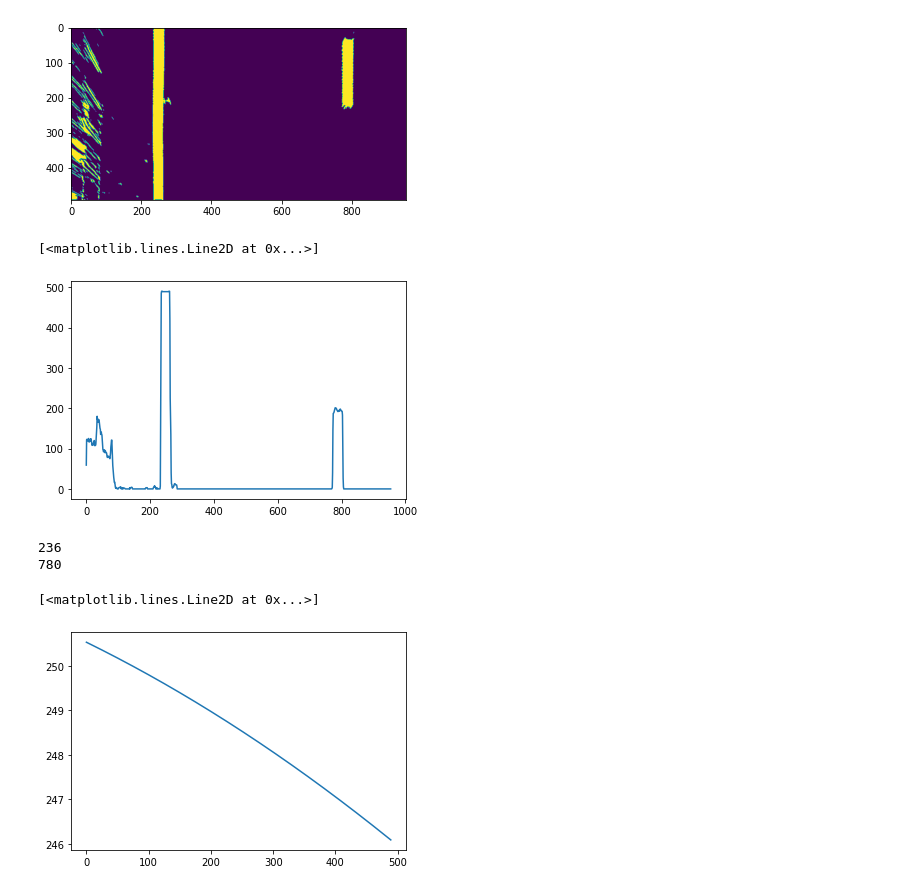
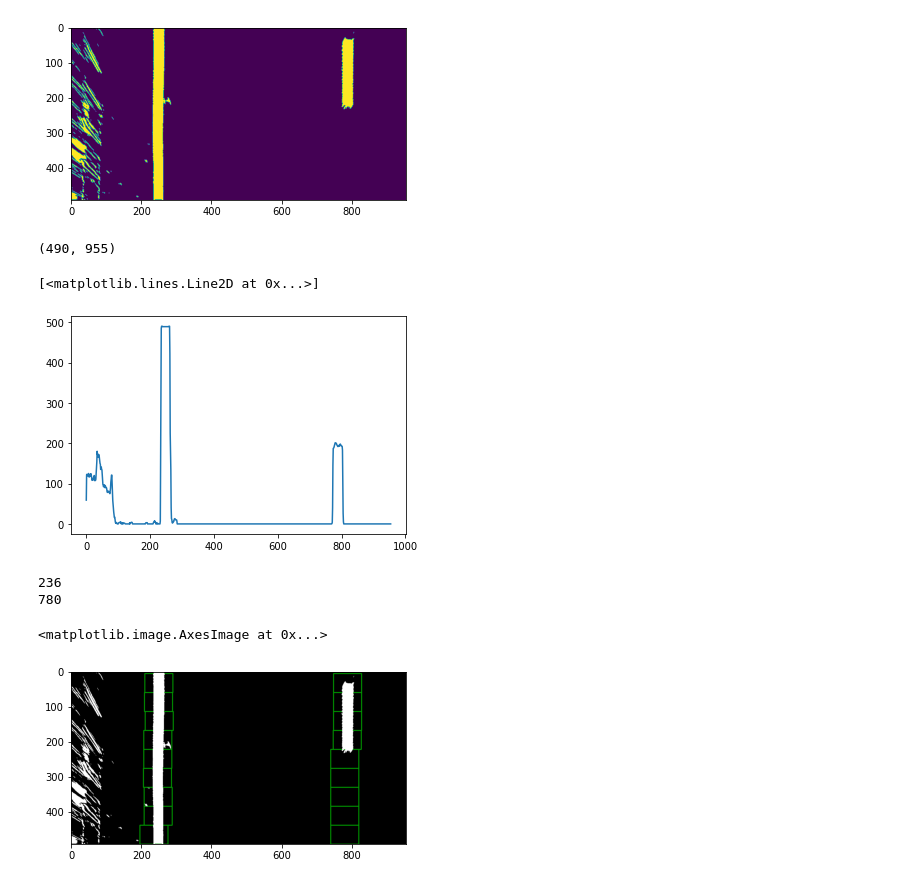
Before and after one commit to Abner0627/Advanced-Finding-Lane-Lines-on-the-Road, a Jupyter notebook: Finding_Lane_Lines_on_the_Road/main.ipynb, the cells around one changed output. Cells and saved outputs as stored; diff of their text form; code cells hidden in the pictures.

```diff
--- a/Finding_Lane_Lines_on_the_Road/main.ipynb
+++ b/Finding_Lane_Lines_on_the_Road/main.ipynb
@@ -61,10 +64,12 @@ plt.imshow(binary_warped)
 [figure]
 # %%
 # Take a histogram of the bottom half of the image
+print(binary_warped.shape)
 histogram = np.sum(binary_warped, axis=0)
 plt.plot(np.arange(binary_warped.shape[1]), histogram)
 # %% [output]
-[<matplotlib.lines.Line2D at 0x...>]
+(490, 955)
+[<matplotlib.lines.Line2D at 0x...>]
 [figure]
 # %%
 midpoint = int(histogram.shape[0]//2)
@@ -80,42 +85,53 @@ laneBase = [leftx_base, rightx_base]
 # %%
 nwindows = 9
 margin = 40
 minpixel = 50
 
+out_img = np.dstack((binary_warped, binary_warped, binary_warped))*255
+window_img = np.zeros_like(out_img)
+line_img = np.zeros_like(out_img)
 for n_lane in range(len(laneBase)):
     window_height = int(binary_warped.shape[0]//nwindows)
     x_point = []
     y_point = []
     laneCurrent = laneBase[n_lane]
     for n_window in range(nwindows):
-        x_range = [laneCurrent - margin , laneCurrent + margin]
-        if x_range[0] < 0:
-            x_range[0] = 0
-        if x_range[1] >= binary_warped.shape[1]:
-            x_range[1] = binary_warped.shape[1] - 1
+        x_range_L = laneCurrent - margin
+        x_range_R = laneCurrent + margin
+        if x_range_L < 0:
+            x_range_L = 0
+        if x_range_R >= binary_warped.shape[1]:
+            x_range_R = binary_warped.shape[1] - 1
 
-        win_y_low = binary_warped.shape[0] - (n_window+1)*window_height
-        win_y_high = binary_warped.shape[0] - n_window*window_height
+        y_range_B = binary_warped.shape[0] - (n_window+1)*window_height
+        y_range_T = binary_warped.shape[0] - n_window*window_height
 
-        window = binary_warped[win_y_low:win_y_high, x_range[0]:x_range[1]]
+        window = binary_warped[y_range_B:y_range_T, x_range_L:x_range_R]
 
-        y_nonzero, x_nonzero = np.nonzero(window)
-        x_nonzero += x_range[0]
-        y_nonzero += win_y_low
+        y_Nz, x_Nz = np.nonzero(window)
+        x_Nz = x_Nz + x_range_L
+        y_Nz = y_Nz + y_range_B
 
         if np.count_nonzero(window) > minpixel:
-            x_point.extend(x_nonzero)
-            y_point.extend(y_nonzero)
-            laneCurrent = np.mean(x_nonzero, axis=0, dtype=np.int32)
+            x_point.extend(x_Nz)
+            y_point.extend(y_Nz)
+            laneCurrent = int(np.mean(x_Nz, axis=0))
+
+        # Draw the windows on the visualization image
+        cv2.rectangle(window_img, (x_range_L, y_range_B), (x_range_R, y_range_T), (0,255,0), 2)
+
+        # 儲存線段空間
+        laneLine_y = np.linspace(0, binary_warped.shape[0]-1, binary_warped.shape[0])
+        laneLine_x = np.ones([4, binary_warped.shape[0]]) * np.inf
+
+        # 擬合二次曲線
+        if len(y_point) > 0:
+            fit = np.polyfit(y_point, x_point, 2)
+            # 轉換為點
+            laneLine_x[n_lane, :] = fit[0] * laneLine_y**2 + fit[1] * laneLine_y + fit[2]
+
+img_add = cv2.addWeighted(window_img, 0.6, out_img, 1, 0)
+plt.imshow(img_add)
+# %% [output]
+<matplotlib.image.AxesImage at 0x...>
+[figure, added]
-# %%
-### Fit a second order polynomial to each with np.polyfit() ###
-left_fit = np.polyfit(lefty, leftx, 2)
-right_fit = np.polyfit(righty, rightx, 2)
-
-# Generate x and y values for plotting
-ploty = np.linspace(0, binary_warped.shape[0]-1, binary_warped.shape[0] )
-left_fitx = left_fit[0]*ploty**2 + left_fit[1]*ploty + left_fit[2]
-right_fitx = right_fit[0]*ploty**2 + right_fit[1]*ploty + right_fit[2]
-# %% [output]
-[<matplotlib.lines.Line2D at 0x...>]
-[figure, removed]
```
Also changed, not shown: parts of 4 cells of this notebook, 1 other file.
